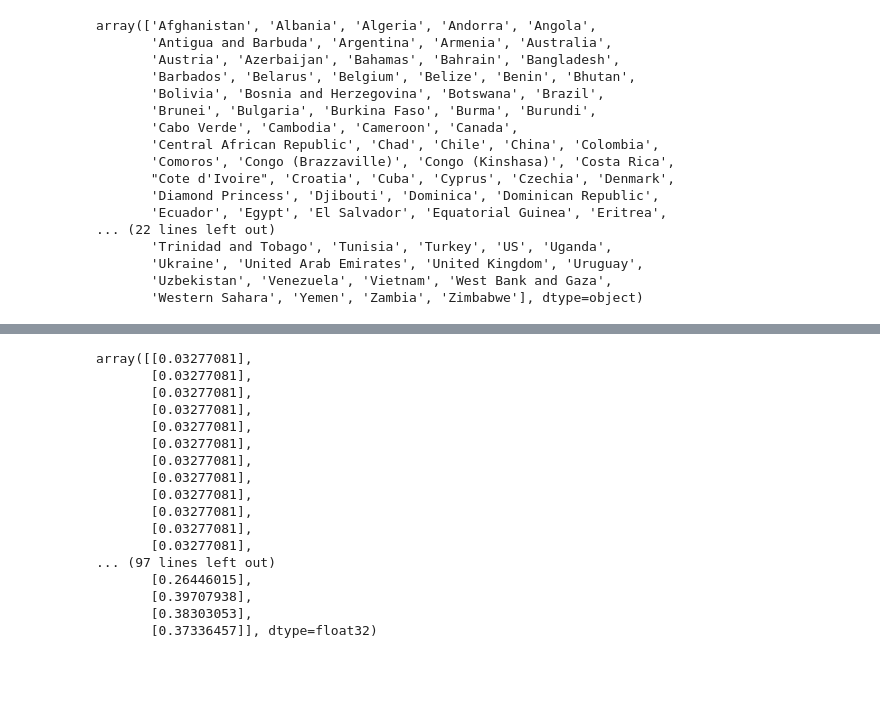
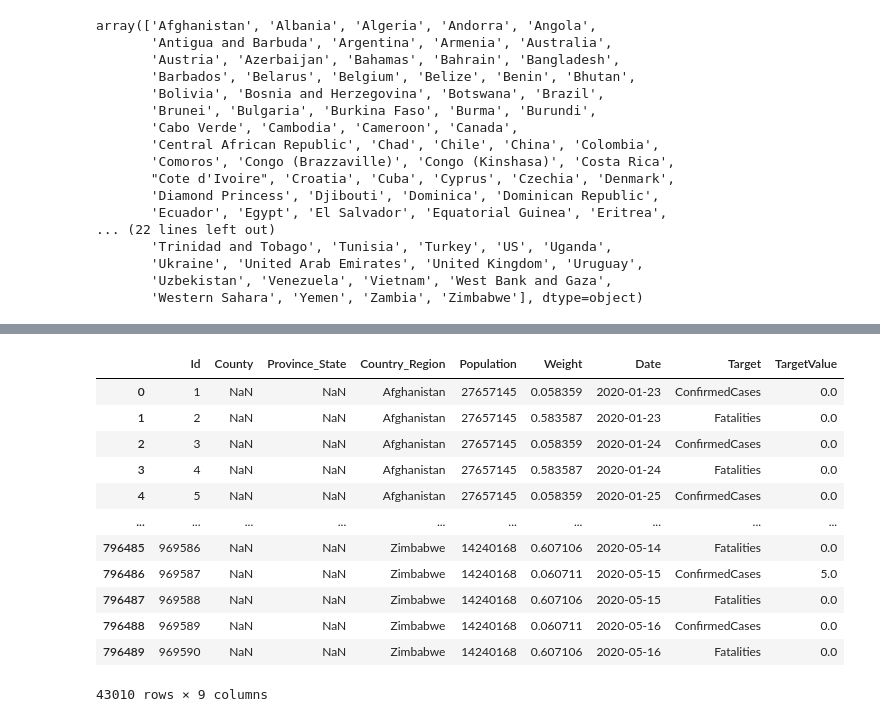
Before and after one commit to opertifelipe/covid19, a Jupyter notebook: notebook/covid.ipynb, the cells around one changed output, grey strips where cells are left out. Cells and saved outputs as stored; diff of their text form; code cells hidden in the pictures; blank space fills up the shorter version.

```diff
--- a/notebook/covid.ipynb
+++ b/notebook/covid.ipynb
@@ -586,20 +61,0 @@ array([[0.        , 0.        , 0.        , 0.        , 0.        ,
-# %%
-testPredict
-# %% [output]
-array([[0.03277081],
-       [0.03277081],
-       [0.03277081],
-       [0.03277081],
-       [0.03277081],
-       [0.03277081],
-       [0.03277081],
-       [0.03277081],
-       [0.03277081],
-       [0.03277081],
-       [0.03277081],
-       [0.03277081],
-... (97 lines left out)
-       [0.26446015],
-       [0.39707938],
-       [0.38303053],
-       [0.37336457]], dtype=float32)
@@ -605,0 +132,16 @@ array([[0.03277081],
+# %%
+data
+# %% [output]
+|  | Id | County | Province_State | Country_Region | Population | Weight | Date | Target | TargetValue |
+| 0 | 1 | NaN | NaN | Afghanistan | 27657145 | 0.058359 | 2020-01-23 | ConfirmedCases | 0.0 |
+| 1 | 2 | NaN | NaN | Afghanistan | 27657145 | 0.583587 | 2020-01-23 | Fatalities | 0.0 |
+| 2 | 3 | NaN | NaN | Afghanistan | 27657145 | 0.058359 | 2020-01-24 | ConfirmedCases | 0.0 |
+| 3 | 4 | NaN | NaN | Afghanistan | 27657145 | 0.583587 | 2020-01-24 | Fatalities | 0.0 |
+| 4 | 5 | NaN | NaN | Afghanistan | 27657145 | 0.058359 | 2020-01-25 | ConfirmedCases | 0.0 |
+| ... | ... | ... | ... | ... | ... | ... | ... | ... | ... |
+| 796485 | 969586 | NaN | NaN | Zimbabwe | 14240168 | 0.607106 | 2020-05-14 | Fatalities | 0.0 |
+| 796486 | 969587 | NaN | NaN | Zimbabwe | 14240168 | 0.060711 | 2020-05-15 | ConfirmedCases | 5.0 |
+| 796487 | 969588 | NaN | NaN | Zimbabwe | 14240168 | 0.607106 | 2020-05-15 | Fatalities | 0.0 |
+| 796488 | 969589 | NaN | NaN | Zimbabwe | 14240168 | 0.060711 | 2020-05-16 | ConfirmedCases | 0.0 |
+| 796489 | 969590 | NaN | NaN | Zimbabwe | 14240168 | 0.607106 | 2020-05-16 | Fatalities | 0.0 |
+43010 rows × 9 columns
```
Also changed, not shown: parts of 75 cells of this notebook, 14 other files.
